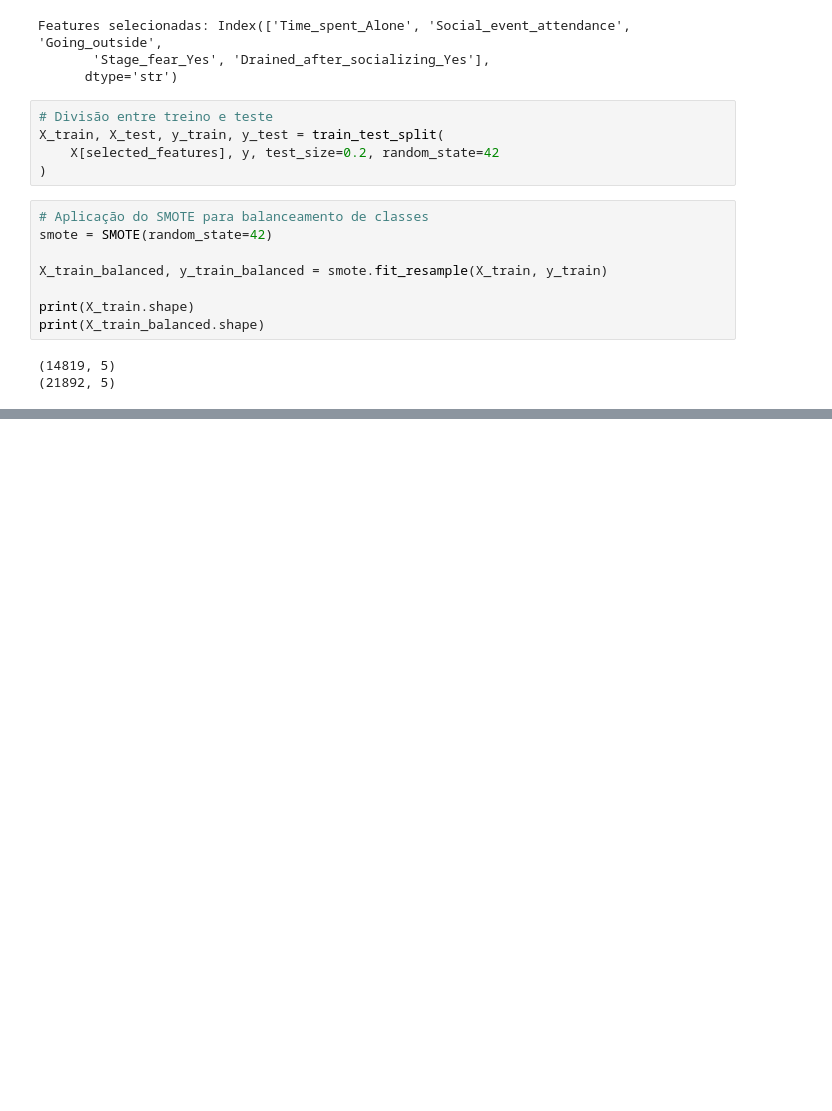
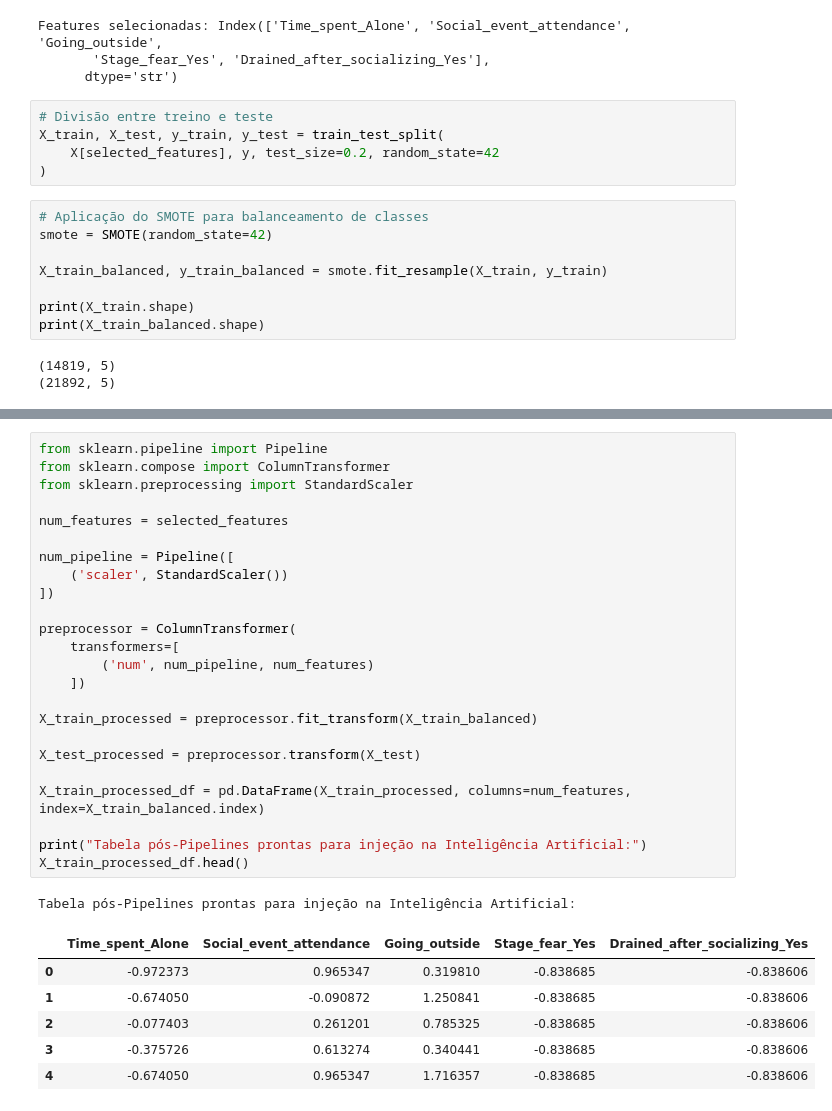
Before and after one commit to MagaseAiko/DataPreparation, a Jupyter notebook: Introvert vs. Extrovert/data_preparation_pipeline_Int_Ext.ipynb, the cells around one changed output, grey strips where cells are left out. Cells and saved outputs as stored; diff of their text form; blank space fills up the shorter version.

```diff
--- a/Introvert vs. Extrovert/data_preparation_pipeline_Int_Ext.ipynb
+++ b/Introvert vs. Extrovert/data_preparation_pipeline_Int_Ext.ipynb
@@ -226,3 +226,35 @@ Acurácia: 0.9676113360323887
    macro avg       0.96      0.95      0.96      3705
 weighted avg       0.97      0.97      0.97      3705
 [figure]
+# %%
+from sklearn.pipeline import Pipeline
+from sklearn.compose import ColumnTransformer
+from sklearn.preprocessing import StandardScaler
+
+num_features = selected_features
+
+num_pipeline = Pipeline([
+    ('scaler', StandardScaler())
+])
+
+preprocessor = ColumnTransformer(
+    transformers=[
+        ('num', num_pipeline, num_features)
+    ])
+
+X_train_processed = preprocessor.fit_transform(X_train_balanced)
+
+X_test_processed = preprocessor.transform(X_test)
+
+X_train_processed_df = pd.DataFrame(X_train_processed, columns=num_features, index=X_train_balanced.index)
+
+print("Tabela pós-Pipelines prontas para injeção na Inteligência Artificial:")
+X_train_processed_df.head()
+# %% [output]
+Tabela pós-Pipelines prontas para injeção na Inteligência Artificial:
+|  | Time_spent_Alone | Social_event_attendance | Going_outside | Stage_fear_Yes | Drained_after_socializing_Yes |
+| 0 | -0.972373 | 0.965347 | 0.319810 | -0.838685 | -0.838606 |
+| 1 | -0.674050 | -0.090872 | 1.250841 | -0.838685 | -0.838606 |
+| 2 | -0.077403 | 0.261201 | 0.785325 | -0.838685 | -0.838606 |
+| 3 | -0.375726 | 0.613274 | 0.340441 | -0.838685 | -0.838606 |
+| 4 | -0.674050 | 0.965347 | 1.716357 | -0.838685 | -0.838606 |
```
Also changed, not shown: parts of 1 cell of this notebook.
